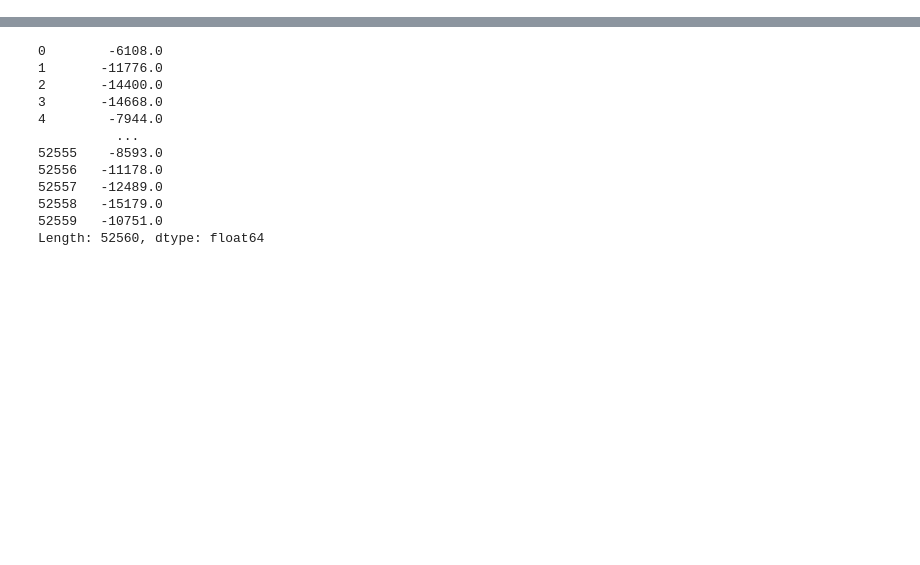
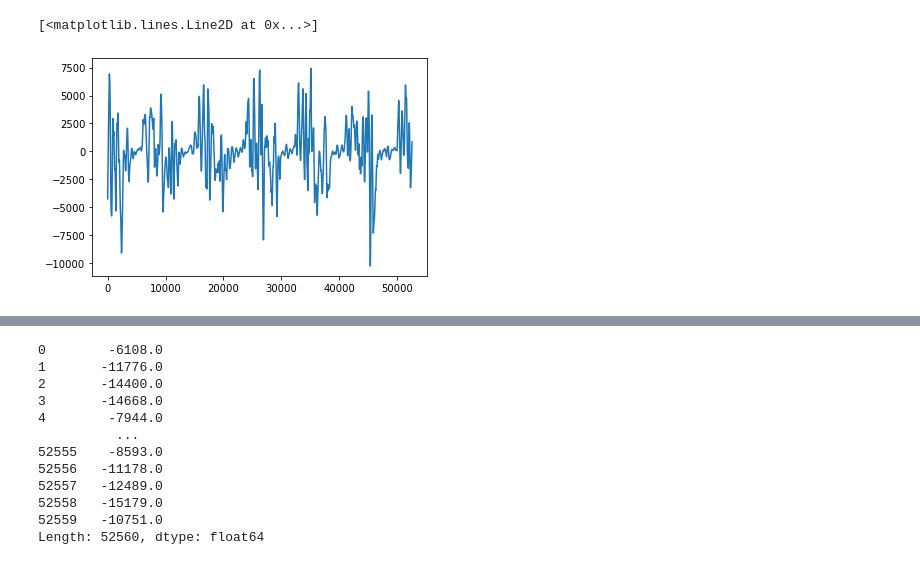
Before and after one commit to rasvob/CuPy_NaturalGas_Preprocessing, a Jupyter notebook: cuda_notebook.ipynb, the cells around one changed output, grey strips where cells are left out. Saved outputs shown, nothing was run; the diff lists cells and outputs as text; code cells hidden in the pictures; blank space fills up the shorter version.

Commit message:
Lowess ready

```diff
--- a/cuda_notebook.ipynb
+++ b/cuda_notebook.ipynb
@@ -105,13 +132,25 @@ X['Hour_cos'] = cp.cos(2 * cp.pi * X['Hour']/23.0)
 X['Day_sin'] = cp.sin(2 * cp.pi * X['Day']/31.0)
 X['Day_cos'] = cp.cos(2 * cp.pi * X['Day']/31.0)
 
+x = cp.array([i for i in range(len(y_diff.values))])
+f = 0.01
+period = 24*7
+trend = lowess_cp_inline(x, y_diff.values, f, it=3, dl=0.01)
+detrended = y_diff.values - trend
+period_averages = cp.array([cp.mean(detrended[i::period]) for i in range(period)])
+period_averages -= cp.mean(period_averages)
+seasonal = cp.tile(period_averages, len(y_diff.values) // period + 1)[:len(y_diff.values)]
+resid = detrended - seasonal
+
 
 
 # seasonal_dict = {k:X[(X.TestSet == 0) & (X.Month == k)].groupby(['Day_of_week', 'Hour']).Seasonal.mean().reset_index() for k in  X.Month.value_counts().index.values}
 # print(seasonal_dict)
 
-seasonal_cparray = cp.ndarray((12, 7, 23))
+# seasonal_cparray = cp.ndarray((12, 7, 23))
 
 # cp.cuda.Stream.null.synchronize()
 # end = perf_counter()
 # print(f'Difference: {end - start}')
+# %%
+trend = lowess_cp_inline(x, y_diff.values, f, it=1, dl=0.01)
@@ -117,0 +175,5 @@ seasonal_cparray = cp.ndarray((12, 7, 23))
+# %%
+plt.plot(cp.asnumpy(x), cp.asnumpy(trend))
+# %% [output]
+[<matplotlib.lines.Line2D at 0x...>]
+[figure, added]
```
Also changed, not shown: parts of 15 cells of this notebook, 1 other file.
